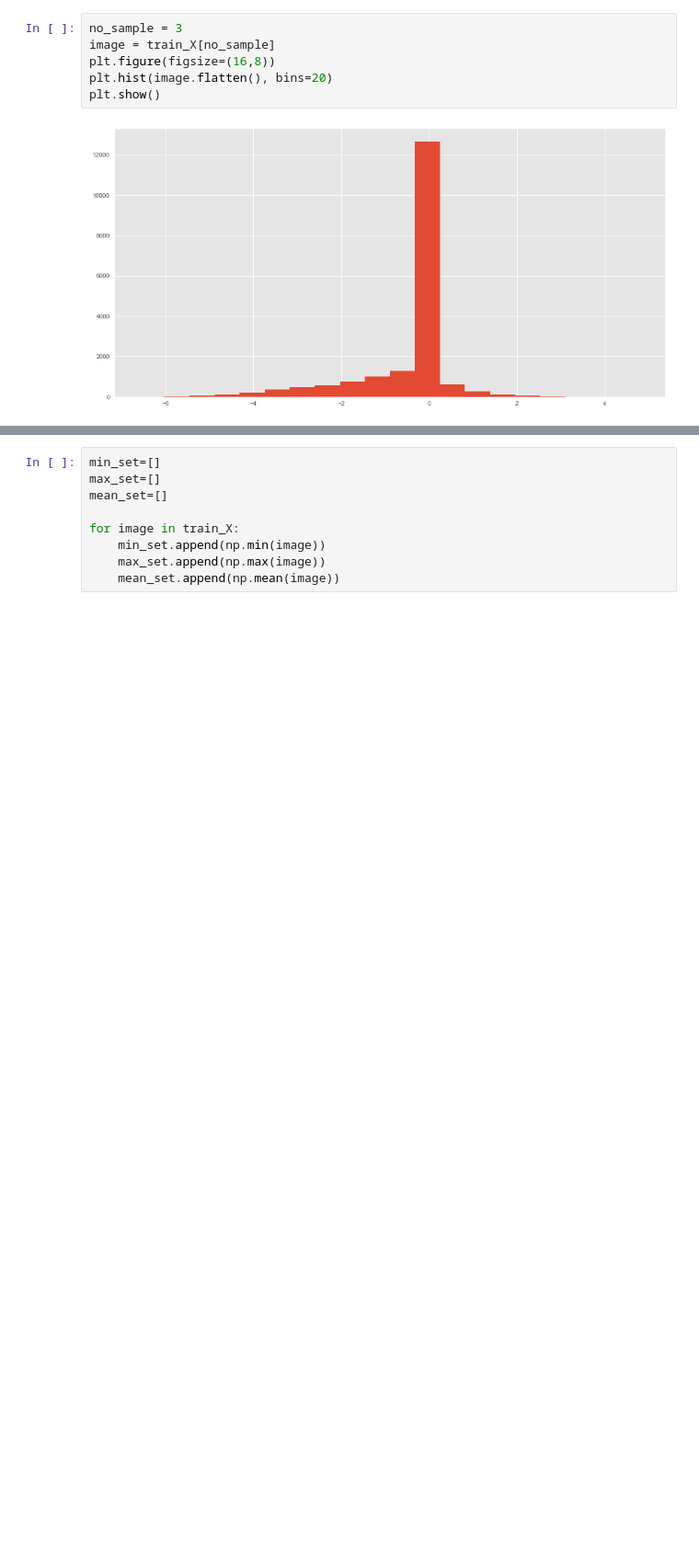
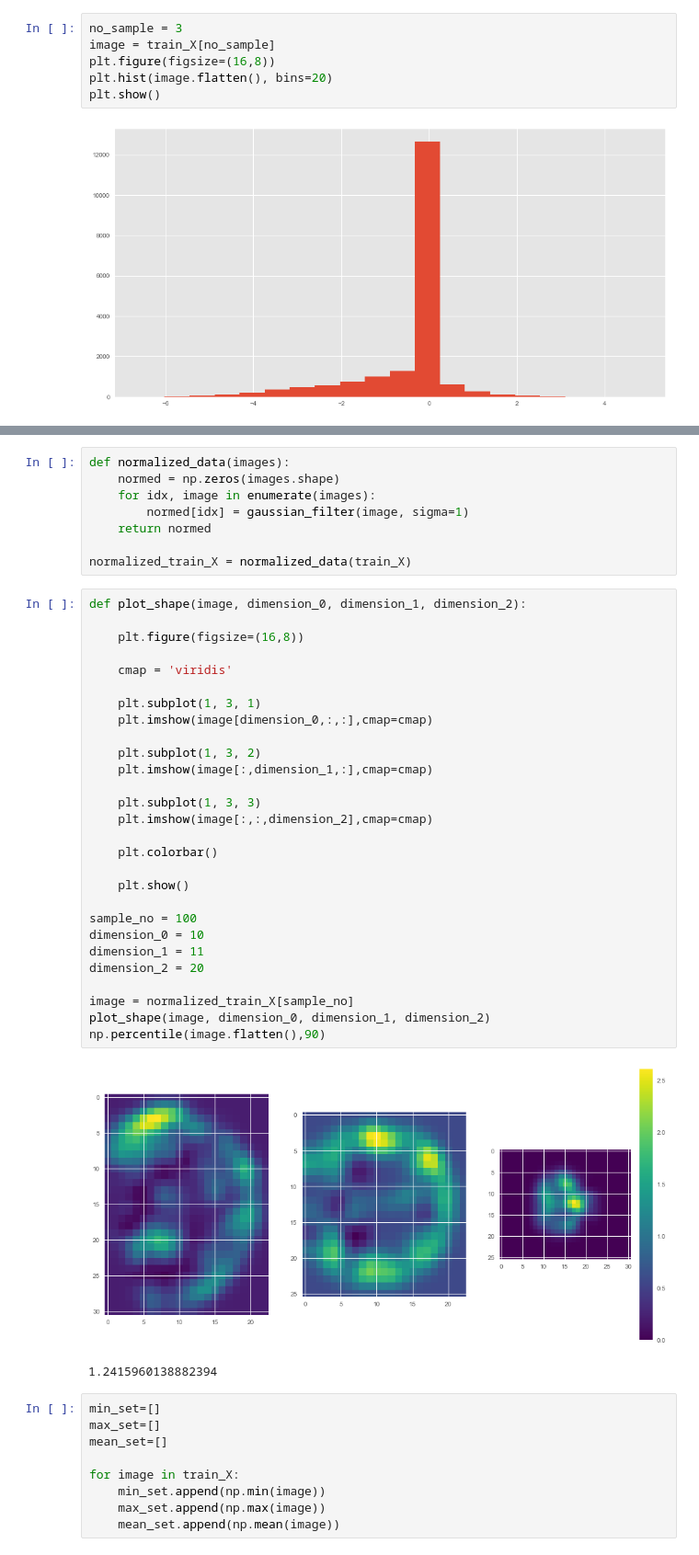
Before and after one commit to WesleyyC/fMRI-classification, a Jupyter notebook: data_preprocess_analyze/Data_Analyze_Wes.ipynb, the cells around one changed output, grey strips where cells are left out. Shown at 92% size. Saved outputs shown, nothing was run; the diff lists cells and outputs as text; blank space fills up the shorter version.

```diff
--- a/data_preprocess_analyze/Data_Analyze_Wes.ipynb
+++ b/data_preprocess_analyze/Data_Analyze_Wes.ipynb
@@ -72,3 +74,42 @@ plot_shape(image, dimension_0, dimension_1, dimension_2)
+# %%
+def normalized_data(images):
+    normed = np.zeros(images.shape)
+    for idx, image in enumerate(images):
+        normed[idx] = gaussian_filter(image, sigma=1)
+    return normed
+
+normalized_train_X = normalized_data(train_X)
+# %%
+def plot_shape(image, dimension_0, dimension_1, dimension_2):
+
+    plt.figure(figsize=(16,8))
+
+    cmap = 'viridis'
+
+    plt.subplot(1, 3, 1)
+    plt.imshow(image[dimension_0,:,:],cmap=cmap)
+
+    plt.subplot(1, 3, 2)
+    plt.imshow(image[:,dimension_1,:],cmap=cmap)
+
+    plt.subplot(1, 3, 3)
+    plt.imshow(image[:,:,dimension_2],cmap=cmap)
+
+    plt.colorbar()
+
+    plt.show()
+
+sample_no = 100
+dimension_0 = 10
+dimension_1 = 11
+dimension_2 = 20
+
+image = normalized_train_X[sample_no]
+plot_shape(image, dimension_0, dimension_1, dimension_2)
+np.percentile(image.flatten(),90)
+# %% [output]
+[figure, added]
+1.2415960138882394
 # %%
 min_set=[]
 max_set=[]
```
Also changed, not shown: parts of 4 cells of this notebook, 5 other files.
